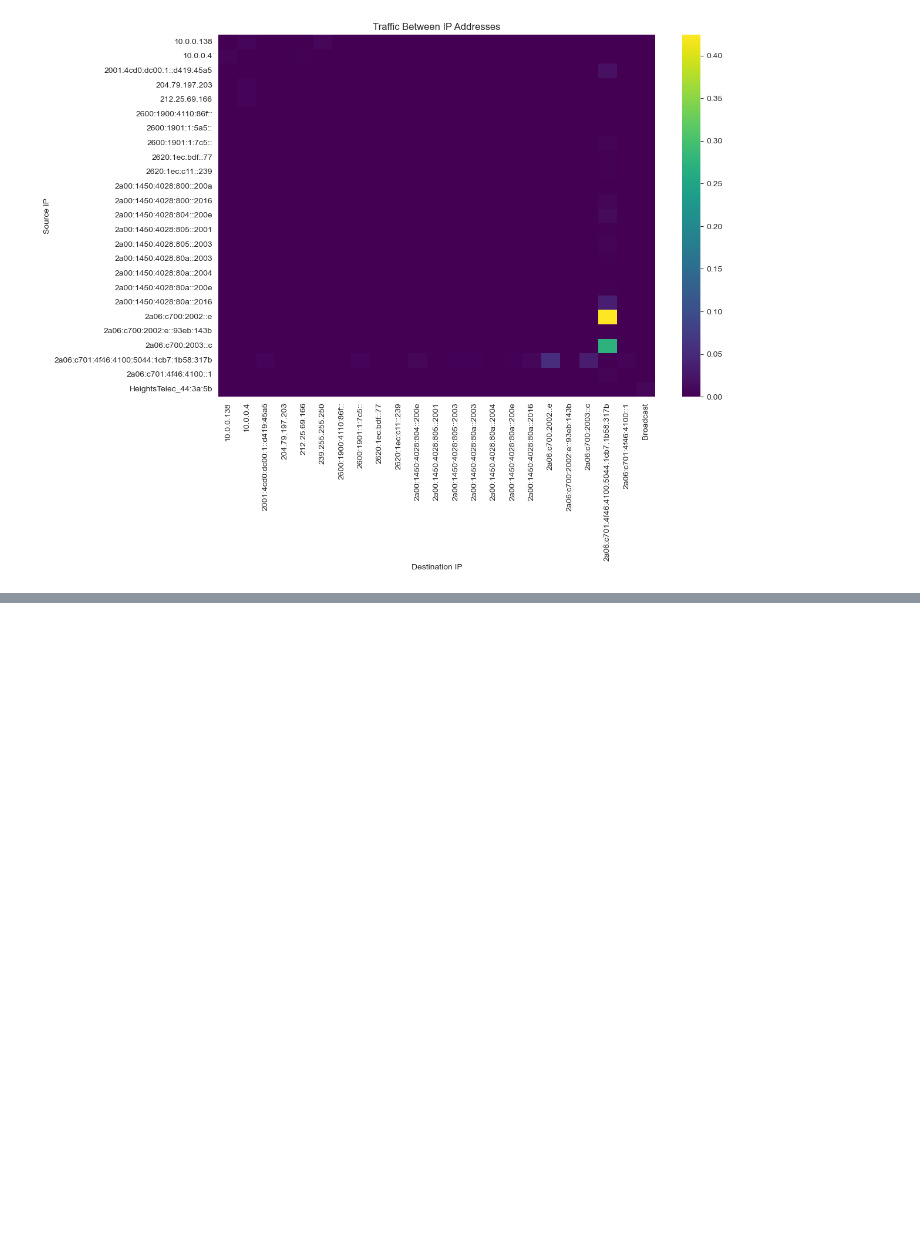
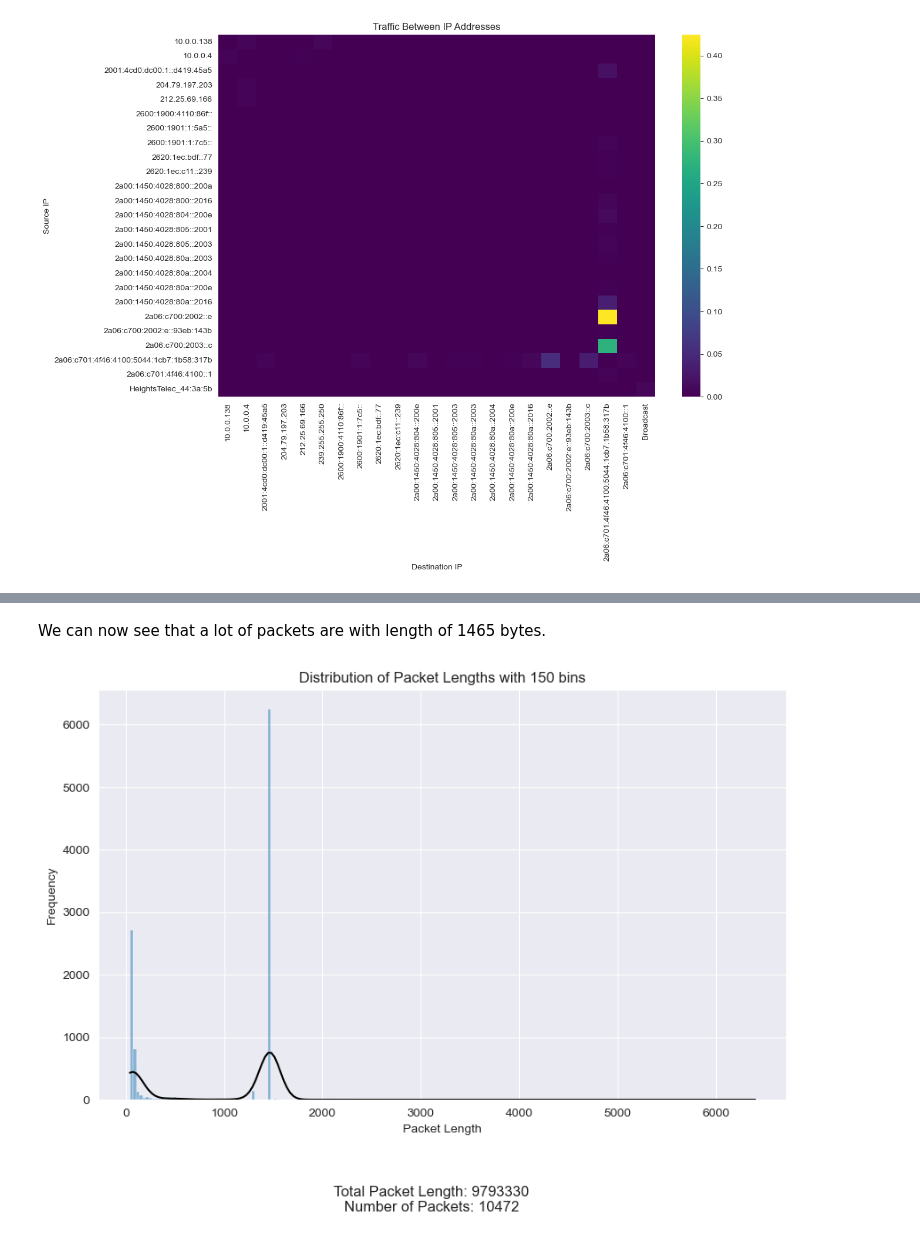
Before and after one commit to NeriyaFilber/CN_Ex_Final, a Jupyter notebook: CN_Final_Assignment.ipynb, the cells around one changed output, grey strips where cells are left out. Drawn from its saved outputs; the diff is of its cells as text; code cells hidden in the pictures; blank space fills up the shorter version.

```diff
--- a/CN_Final_Assignment.ipynb
+++ b/CN_Final_Assignment.ipynb
@@ -680,0 +687,19 @@ plt.show()
+# %%
+import pandas as pd
+from datetime import datetime, timedelta
+
+# Read the CSV file into a DataFrame
+audio_streaming_spotify = pd.read_csv('audio_streaming_spotify.csv')
+
+# Convert the 'Time' column to datetime with the correct format
+audio_streaming_spotify['Time'] = pd.to_datetime(audio_streaming_spotify['Time'], format='%Y/%j %H:%M:%S.%f')
+
+# Calculate the time difference from the start of the recording
+start_time = audio_streaming_spotify['Time'].iloc[0]
+audio_streaming_spotify['Time'] = audio_streaming_spotify['Time'] - start_time
+
+# Convert the time difference to timedelta and format it
+audio_streaming_spotify['Time'] = audio_streaming_spotify['Time'].apply(lambda x: timedelta(seconds=x.total_seconds()))
+
+# Display the updated DataFrame
+audio_streaming_spotify.head()
@@ -680,0 +742,33 @@ plt.show()
+# %% [markdown]
+We can now see that a lot of packets are with length of 1465 bytes.
+# %%
+import pandas as pd
+import matplotlib.pyplot as plt
+import seaborn as sns
+
+# Replace infinite values with NaN
+audio_streaming_spotify.replace([float('inf'), -float('inf')], float('nan'), inplace=True)
+
+# Calculate the total sum of packet lengths and the number of packets
+total_packet_length = audio_streaming_spotify['Length'].sum()
+number_of_packets = audio_streaming_spotify['Length'].count()
+
+# Create the histogram with KDE
+plt.figure(figsize=(10, 6))
+ax = sns.histplot(audio_streaming_spotify['Length'], bins=200, kde=True)
+
+# Set the color of the KDE line to black
+for line in ax.lines:
+    line.set_color('black')
+
+plt.title('Distribution of Packet Lengths with 150 bins')
+plt.xlabel('Packet Length')
+plt.ylabel('Frequency')
+
+# Add text below the plot
+plt.figtext(0.5, -0.1, f'Total Packet Length: {int(total_packet_length)}\nNumber of Packets: {number_of_packets}',
+            ha='center', fontsize=12)
+
+plt.show()
+# %% [output]
+[figure, added]
```
Also changed, not shown: parts of 30 cells of this notebook, 3 other files.
